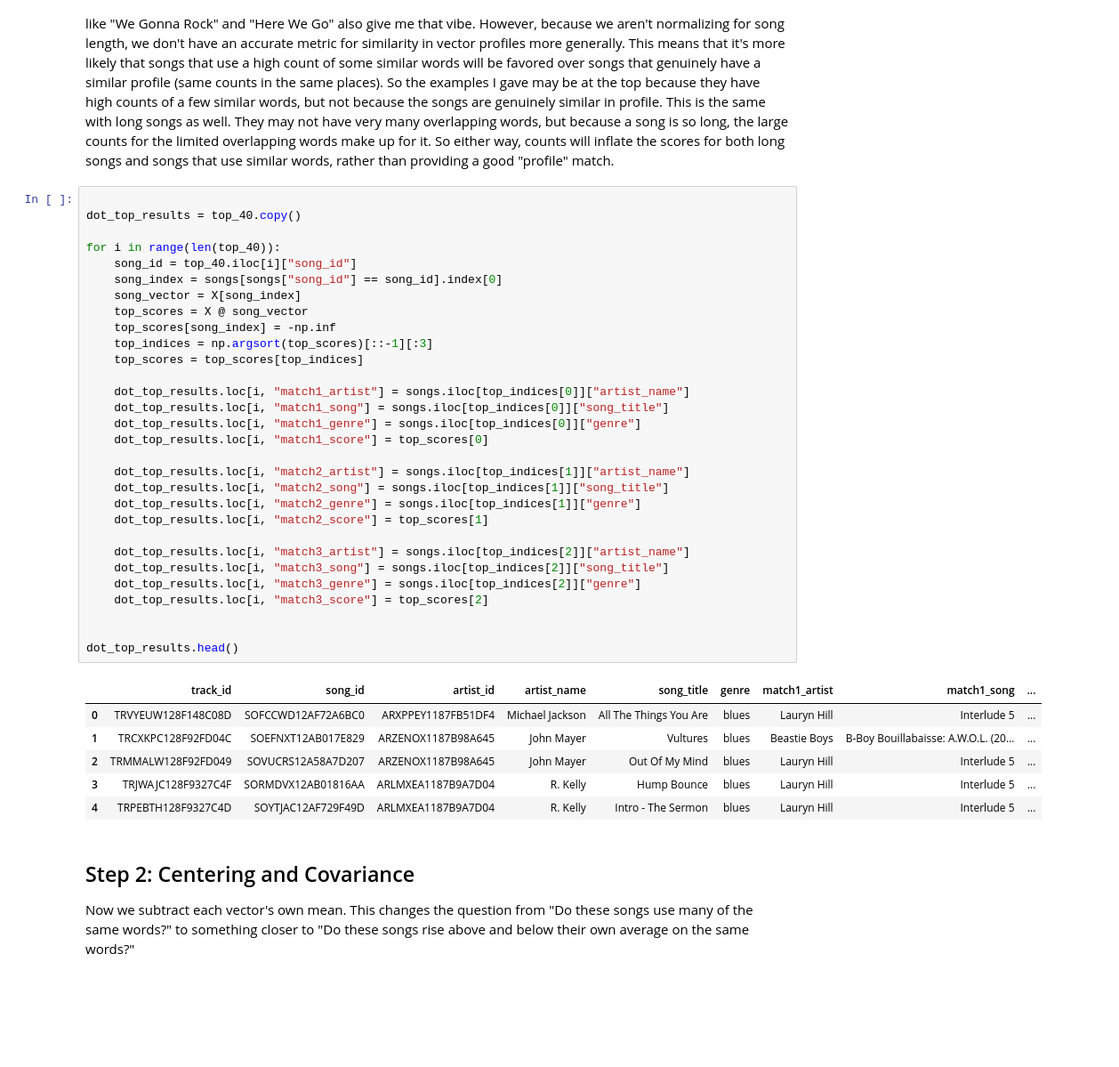
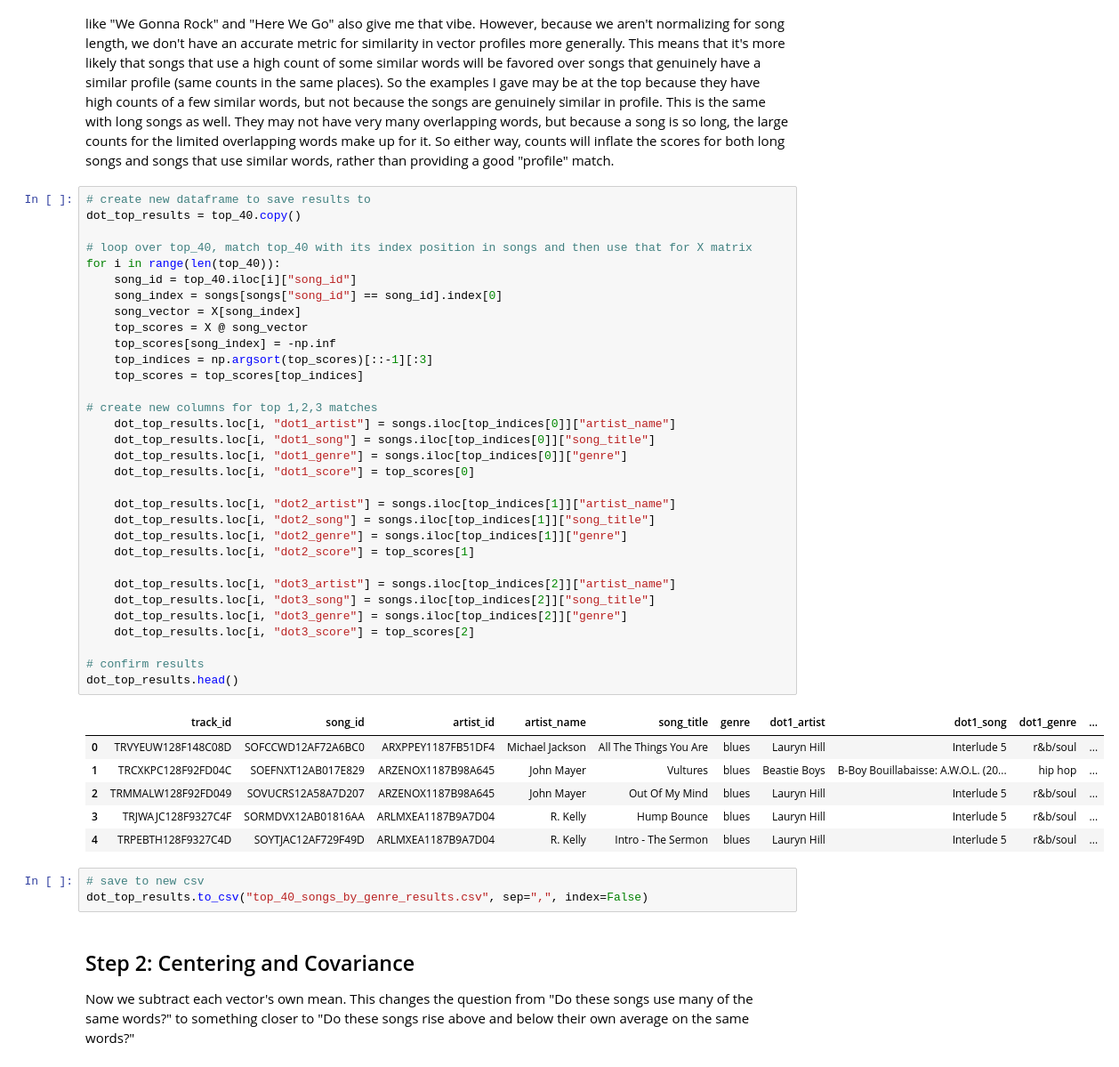
Before and after one commit to ae-phillips/uu_vectors_and_matrices, a Jupyter notebook: Thursday Lab/lab_01.ipynb, the cells around one changed output. Shown at 89% size. Drawn from its saved outputs; the diff is of its cells as text; blank space fills up the shorter version.

Commit message:
create top_40_results csv and edit code to incrementally add more columns

```diff
--- a/Thursday Lab/lab_01.ipynb
+++ b/Thursday Lab/lab_01.ipynb
@@ -204,42 +204,47 @@ Adapt the above code chunks to find the top three **non-self** matches for all o
 # %% [markdown]
 **Answer**: Based on a cursory glance at the top song names, I would guess that there's a mix of matches that use similar words as well as songs that are being rewarded on size. I'm not familiar enough with "What Are We Here For" to make a strong claim, but it seems like a generic, empowering sort of song, and some of the top matches like "We Gonna Rock" and "Here We Go" also give me that vibe. However, because we aren't normalizing for song length, we don't have an accurate metric for similarity in vector profiles more generally. This means that it's more likely that songs that use a high count of some similar words will be favored over songs that genuinely have a similar profile (same counts in the same places). So the examples I gave may be at the top because they have high counts of a few similar words, but not because the songs are genuinely similar in profile. This is the same with long songs as well. They may not have very many overlapping words, but because a song is so long, the large counts for the limited overlapping words make up for it. So either way, counts will inflate the scores for both long songs and songs that use similar words, rather than providing a good "profile" match.
 # %%
-
+# create new dataframe to save results to
 dot_top_results = top_40.copy()
 
+# loop over top_40, match top_40 with its index position in songs and then use that for X matrix
 for i in range(len(top_40)):
     song_id = top_40.iloc[i]["song_id"]
     song_index = songs[songs["song_id"] == song_id].index[0]
     song_vector = X[song_index]
     top_scores = X @ song_vector
     top_scores[song_index] = -np.inf
     top_indices = np.argsort(top_scores)[::-1][:3]
     top_scores = top_scores[top_indices]
 
-    dot_top_results.loc[i, "match1_artist"] = songs.iloc[top_indices[0]]["artist_name"]
-    dot_top_results.loc[i, "match1_song"] = songs.iloc[top_indices[0]]["song_title"]
-    dot_top_results.loc[i, "match1_genre"] = songs.iloc[top_indices[0]]["genre"]
-    dot_top_results.loc[i, "match1_score"] = top_scores[0]
+# create new columns for top 1,2,3 matches
+    dot_top_results.loc[i, "dot1_artist"] = songs.iloc[top_indices[0]]["artist_name"]
+    dot_top_results.loc[i, "dot1_song"] = songs.iloc[top_indices[0]]["song_title"]
+    dot_top_results.loc[i, "dot1_genre"] = songs.iloc[top_indices[0]]["genre"]
+    dot_top_results.loc[i, "dot1_score"] = top_scores[0]
 
-    dot_top_results.loc[i, "match2_artist"] = songs.iloc[top_indices[1]]["artist_name"]
-    dot_top_results.loc[i, "match2_song"] = songs.iloc[top_indices[1]]["song_title"]
-    dot_top_results.loc[i, "match2_genre"] = songs.iloc[top_indices[1]]["genre"]
-    dot_top_results.loc[i, "match2_score"] = top_scores[1]
+    dot_top_results.loc[i, "dot2_artist"] = songs.iloc[top_indices[1]]["artist_name"]
+    dot_top_results.loc[i, "dot2_song"] = songs.iloc[top_indices[1]]["song_title"]
+    dot_top_results.loc[i, "dot2_genre"] = songs.iloc[top_indices[1]]["genre"]
+    dot_top_results.loc[i, "dot2_score"] = top_scores[1]
 
-    dot_top_results.loc[i, "match3_artist"] = songs.iloc[top_indices[2]]["artist_name"]
-    dot_top_results.loc[i, "match3_song"] = songs.iloc[top_indices[2]]["song_title"]
-    dot_top_results.loc[i, "match3_genre"] = songs.iloc[top_indices[2]]["genre"]
-    dot_top_results.loc[i, "match3_score"] = top_scores[2]
+    dot_top_results.loc[i, "dot3_artist"] = songs.iloc[top_indices[2]]["artist_name"]
+    dot_top_results.loc[i, "dot3_song"] = songs.iloc[top_indices[2]]["song_title"]
+    dot_top_results.loc[i, "dot3_genre"] = songs.iloc[top_indices[2]]["genre"]
+    dot_top_results.loc[i, "dot3_score"] = top_scores[2]
 
-
+# confirm results
 dot_top_results.head()
 # %% [output]
-|  | track_id | song_id | artist_id | artist_name | song_title | genre | match1_artist | match1_song | ... |
-| 0 | TRVYEUW128F148C08D | SOFCCWD12AF72A6BC0 | ARXPPEY1187FB51DF4 | Michael Jackson | All The Things You Are | blues | Lauryn Hill | Interlude 5 | ... |
-| 1 | TRCXKPC128F92FD04C | SOEFNXT12AB017E829 | ARZENOX1187B98A645 | John Mayer | Vultures | blues | Beastie Boys | B-Boy Bouillabaisse: A.W.O.L. (20... | ... |
-| 2 | TRMMALW128F92FD049 | SOVUCRS12A58A7D207 | ARZENOX1187B98A645 | John Mayer | Out Of My Mind | blues | Lauryn Hill | Interlude 5 | ... |
-| 3 | TRJWAJC128F9327C4F | SORMDVX12AB01816AA | ARLMXEA1187B9A7D04 | R. Kelly | Hump Bounce | blues | Lauryn Hill | Interlude 5 | ... |
-| 4 | TRPEBTH128F9327C4D | SOYTJAC12AF729F49D | ARLMXEA1187B9A7D04 | R. Kelly | Intro - The Sermon | blues | Lauryn Hill | Interlude 5 | ... |
+|  | track_id | song_id | artist_id | artist_name | song_title | genre | dot1_artist | dot1_song | dot1_genre | ... |
+| 0 | TRVYEUW128F148C08D | SOFCCWD12AF72A6BC0 | ARXPPEY1187FB51DF4 | Michael Jackson | All The Things You Are | blues | Lauryn Hill | Interlude 5 | r&b/soul | ... |
+| 1 | TRCXKPC128F92FD04C | SOEFNXT12AB017E829 | ARZENOX1187B98A645 | John Mayer | Vultures | blues | Beastie Boys | B-Boy Bouillabaisse: A.W.O.L. (20... | hip hop | ... |
+| 2 | TRMMALW128F92FD049 | SOVUCRS12A58A7D207 | ARZENOX1187B98A645 | John Mayer | Out Of My Mind | blues | Lauryn Hill | Interlude 5 | r&b/soul | ... |
+| 3 | TRJWAJC128F9327C4F | SORMDVX12AB01816AA | ARLMXEA1187B9A7D04 | R. Kelly | Hump Bounce | blues | Lauryn Hill | Interlude 5 | r&b/soul | ... |
+| 4 | TRPEBTH128F9327C4D | SOYTJAC12AF729F49D | ARLMXEA1187B9A7D04 | R. Kelly | Intro - The Sermon | blues | Lauryn Hill | Interlude 5 | r&b/soul | ... |
+# %%
+# save to new csv
+dot_top_results.to_csv("top_40_songs_by_genre_results.csv", sep=",", index=False)
 # %% [markdown]
 ## Step 2: Centering and Covariance
 
```
Also changed, not shown: parts of 12 cells of this notebook, 1 other file.
